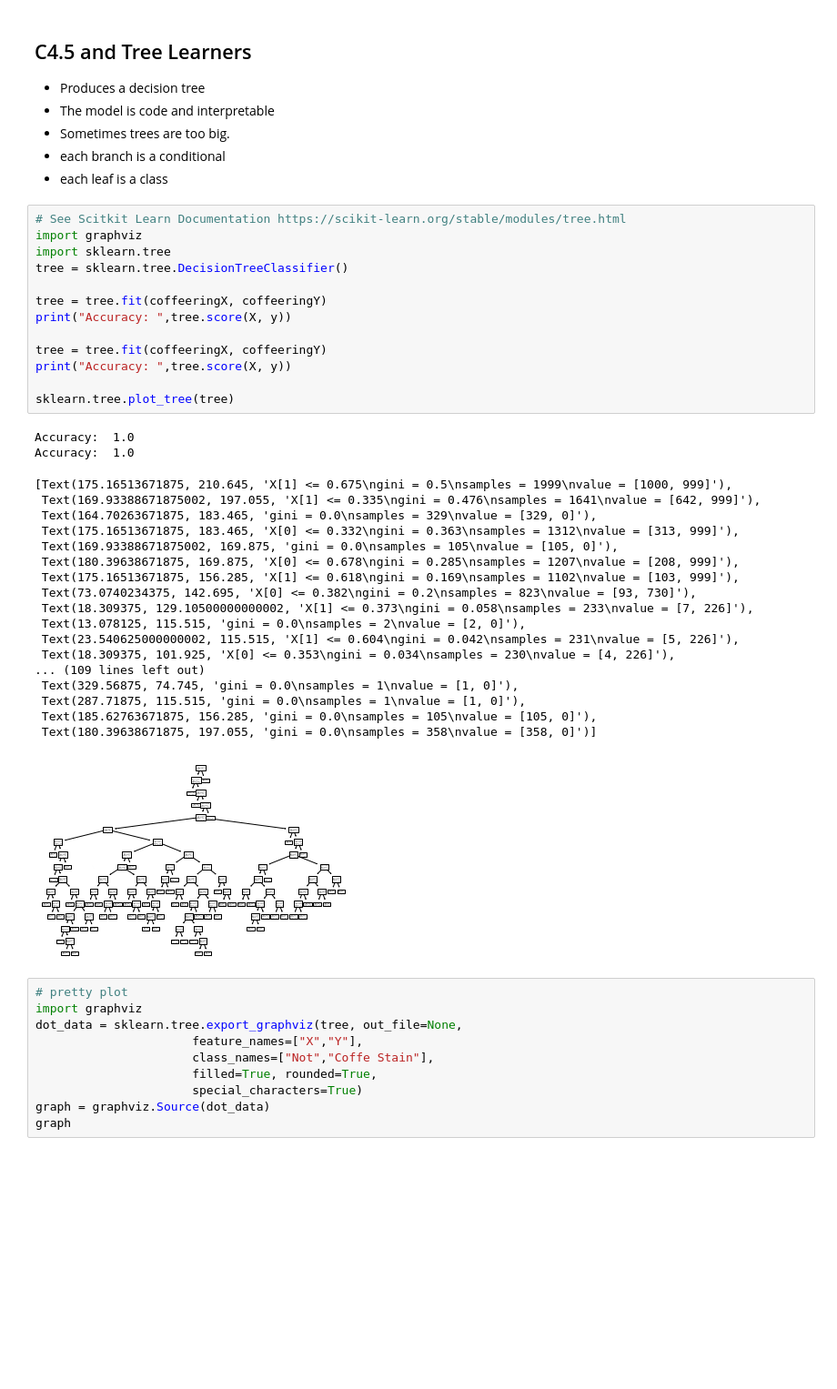
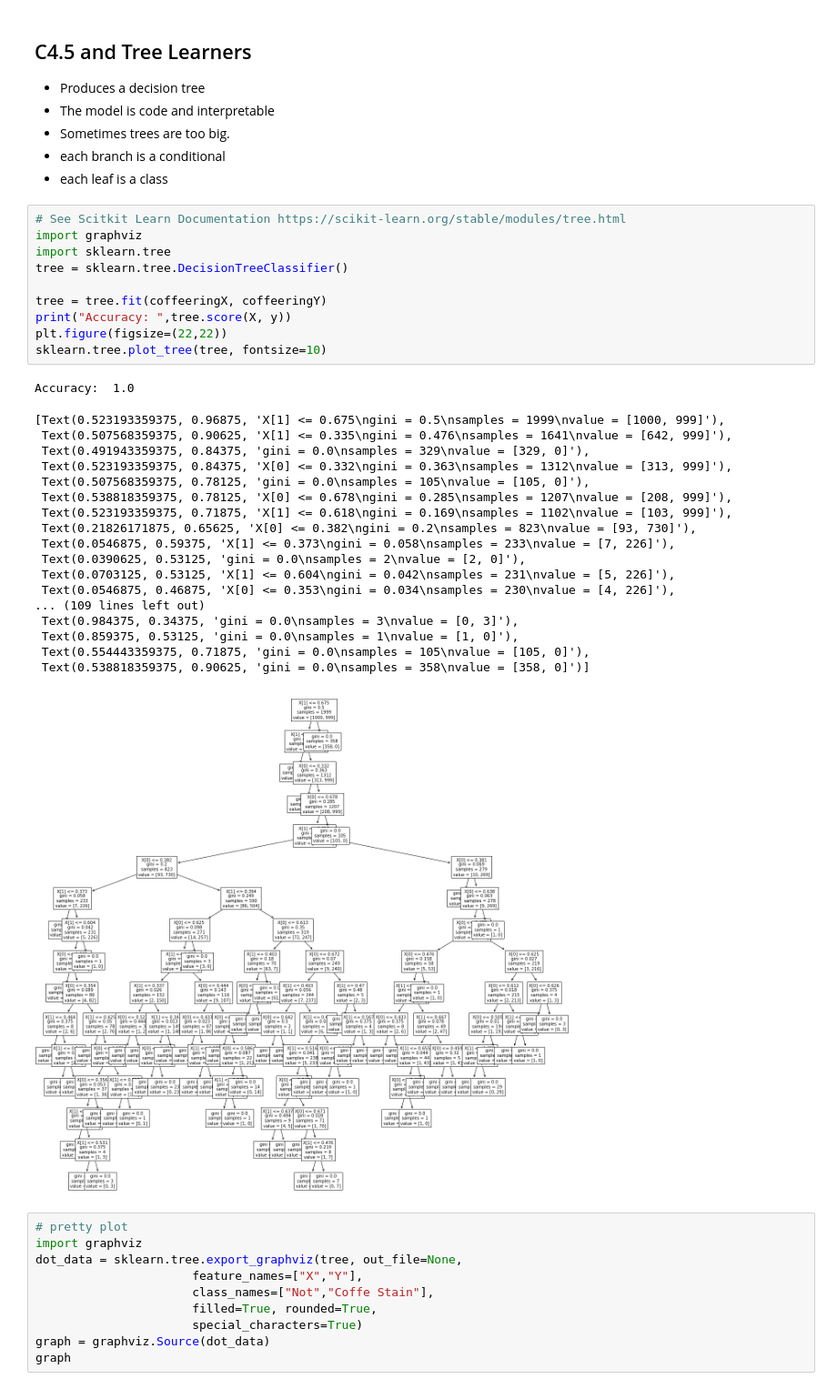
Before and after one commit to abramhindle/sklearn-tutorial, a Jupyter notebook: sklearn-tutorial.ipynb, the cells around one changed output. Shown at 91% size. Cells and saved outputs as stored; diff of their text form; blank space fills up the shorter version.

```diff
--- a/sklearn-tutorial.ipynb
+++ b/sklearn-tutorial.ipynb
@@ -158,37 +168,33 @@ True
 # %%
 # See Scitkit Learn Documentation https://scikit-learn.org/stable/modules/tree.html
 import graphviz
 import sklearn.tree
 tree = sklearn.tree.DecisionTreeClassifier()
 
 tree = tree.fit(coffeeringX, coffeeringY)
 print("Accuracy: ",tree.score(X, y))
-
-tree = tree.fit(coffeeringX, coffeeringY)
-print("Accuracy: ",tree.score(X, y))
-
-sklearn.tree.plot_tree(tree)
+plt.figure(figsize=(22,22))
+sklearn.tree.plot_tree(tree, fontsize=10)
 # %% [output]
 Accuracy:  1.0
-Accuracy:  1.0
-[Text(175.16513671875, 210.645, 'X[1] <= 0.675\ngini = 0.5\nsamples = 1999\nvalue = [1000, 999]'),
- Text(169.93388671875002, 197.055, 'X[1] <= 0.335\ngini = 0.476\nsamples = 1641\nvalue = [642, 999]'),
- Text(164.70263671875, 183.465, 'gini = 0.0\nsamples = 329\nvalue = [329, 0]'),
- Text(175.16513671875, 183.465, 'X[0] <= 0.332\ngini = 0.363\nsamples = 1312\nvalue = [313, 999]'),
- Text(169.93388671875002, 169.875, 'gini = 0.0\nsamples = 105\nvalue = [105, 0]'),
- Text(180.39638671875, 169.875, 'X[0] <= 0.678\ngini = 0.285\nsamples = 1207\nvalue = [208, 999]'),
- Text(175.16513671875, 156.285, 'X[1] <= 0.618\ngini = 0.169\nsamples = 1102\nvalue = [103, 999]'),
- Text(73.0740234375, 142.695, 'X[0] <= 0.382\ngini = 0.2\nsamples = 823\nvalue = [93, 730]'),
- Text(18.309375, 129.10500000000002, 'X[1] <= 0.373\ngini = 0.058\nsamples = 233\nvalue = [7, 226]'),
- Text(13.078125, 115.515, 'gini = 0.0\nsamples = 2\nvalue = [2, 0]'),
- Text(23.540625000000002, 115.515, 'X[1] <= 0.604\ngini = 0.042\nsamples = 231\nvalue = [5, 226]'),
- Text(18.309375, 101.925, 'X[0] <= 0.353\ngini = 0.034\nsamples = 230\nvalue = [4, 226]'),
+[Text(0.523193359375, 0.96875, 'X[1] <= 0.675\ngini = 0.5\nsamples = 1999\nvalue = [1000, 999]'),
+ Text(0.507568359375, 0.90625, 'X[1] <= 0.335\ngini = 0.476\nsamples = 1641\nvalue = [642, 999]'),
+ Text(0.491943359375, 0.84375, 'gini = 0.0\nsamples = 329\nvalue = [329, 0]'),
+ Text(0.523193359375, 0.84375, 'X[0] <= 0.332\ngini = 0.363\nsamples = 1312\nvalue = [313, 999]'),
+ Text(0.507568359375, 0.78125, 'gini = 0.0\nsamples = 105\nvalue = [105, 0]'),
+ Text(0.538818359375, 0.78125, 'X[0] <= 0.678\ngini = 0.285\nsamples = 1207\nvalue = [208, 999]'),
+ Text(0.523193359375, 0.71875, 'X[1] <= 0.618\ngini = 0.169\nsamples = 1102\nvalue = [103, 999]'),
+ Text(0.21826171875, 0.65625, 'X[0] <= 0.382\ngini = 0.2\nsamples = 823\nvalue = [93, 730]'),
+ Text(0.0546875, 0.59375, 'X[1] <= 0.373\ngini = 0.058\nsamples = 233\nvalue = [7, 226]'),
+ Text(0.0390625, 0.53125, 'gini = 0.0\nsamples = 2\nvalue = [2, 0]'),
+ Text(0.0703125, 0.53125, 'X[1] <= 0.604\ngini = 0.042\nsamples = 231\nvalue = [5, 226]'),
+ Text(0.0546875, 0.46875, 'X[0] <= 0.353\ngini = 0.034\nsamples = 230\nvalue = [4, 226]'),
 ... (109 lines left out)
- Text(329.56875, 74.745, 'gini = 0.0\nsamples = 1\nvalue = [1, 0]'),
- Text(287.71875, 115.515, 'gini = 0.0\nsamples = 1\nvalue = [1, 0]'),
- Text(185.62763671875, 156.285, 'gini = 0.0\nsamples = 105\nvalue = [105, 0]'),
- Text(180.39638671875, 197.055, 'gini = 0.0\nsamples = 358\nvalue = [358, 0]')]
+ Text(0.984375, 0.34375, 'gini = 0.0\nsamples = 3\nvalue = [0, 3]'),
+ Text(0.859375, 0.53125, 'gini = 0.0\nsamples = 1\nvalue = [1, 0]'),
+ Text(0.554443359375, 0.71875, 'gini = 0.0\nsamples = 105\nvalue = [105, 0]'),
+ Text(0.538818359375, 0.90625, 'gini = 0.0\nsamples = 358\nvalue = [358, 0]')]
-[figure, old version]
+[figure, new version]
 # %%
 # pretty plot
 import graphviz
```
Also changed, not shown: parts of 20 cells of this notebook.
